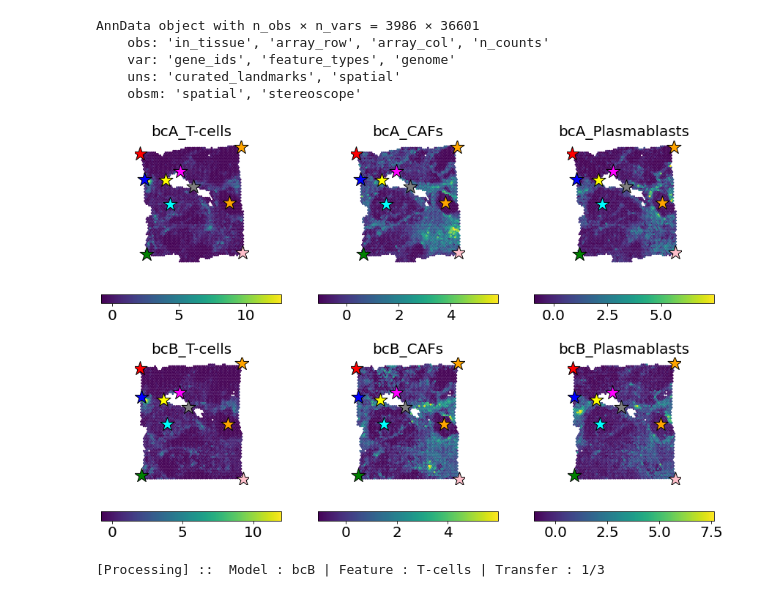
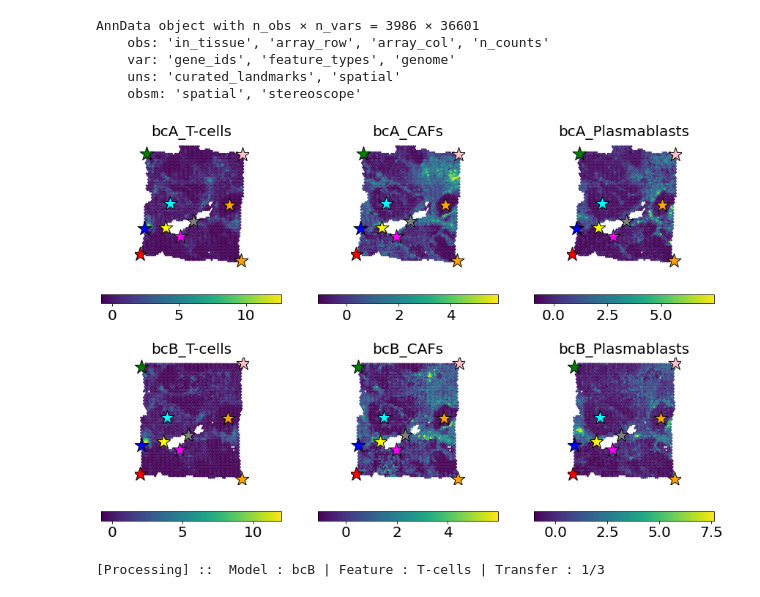
Before and after one commit to almaan/eggplant, a Jupyter notebook: notebooks/human-breast-cancer.ipynb, the cells around one changed output. Drawn from its saved outputs; the diff is of its cells as text; code cells hidden in the pictures.

```diff
--- a/notebooks/human-breast-cancer.ipynb
+++ b/notebooks/human-breast-cancer.ipynb
@@ -67,25 +67,26 @@ eg.pp.get_landmark_distance(adatas["bcB"])
 # %%
 cell_types = ["T-cells","CAFs","Plasmablasts"]
 
 fig,ax = eg.pl.visualize_observed(adatas,
                          features = cell_types,
                          n_cols = 3,
                          n_rows = 2,
+                         flip_y = True,
                          include_title = True,
                          fontsize = 20,
                          marker_size =3,
                          share_colorscale = False,
                          separate_colorbar = False,
                          side_size = 5,
                          landmark_marker_size = 400,
                          show_landmarks = True,
                          colorbar_fontsize = 20,
                          return_figures = True,
                         )
 if SAVE_MODE: fig.savefig(osp.join(RES_DIR,"human-breast-cancer-observed.png"),
                          bbox_inches ="tight")
 # %% [output]
-[figure, old version]
+[figure, new version]
 # %%
 np.random.seed(1337)
 losses = eg.fun.transfer_to_reference(dict(bcB = adatas["bcB"]),
```
Also changed, not shown: parts of 1 cell of this notebook, 2 other files.
